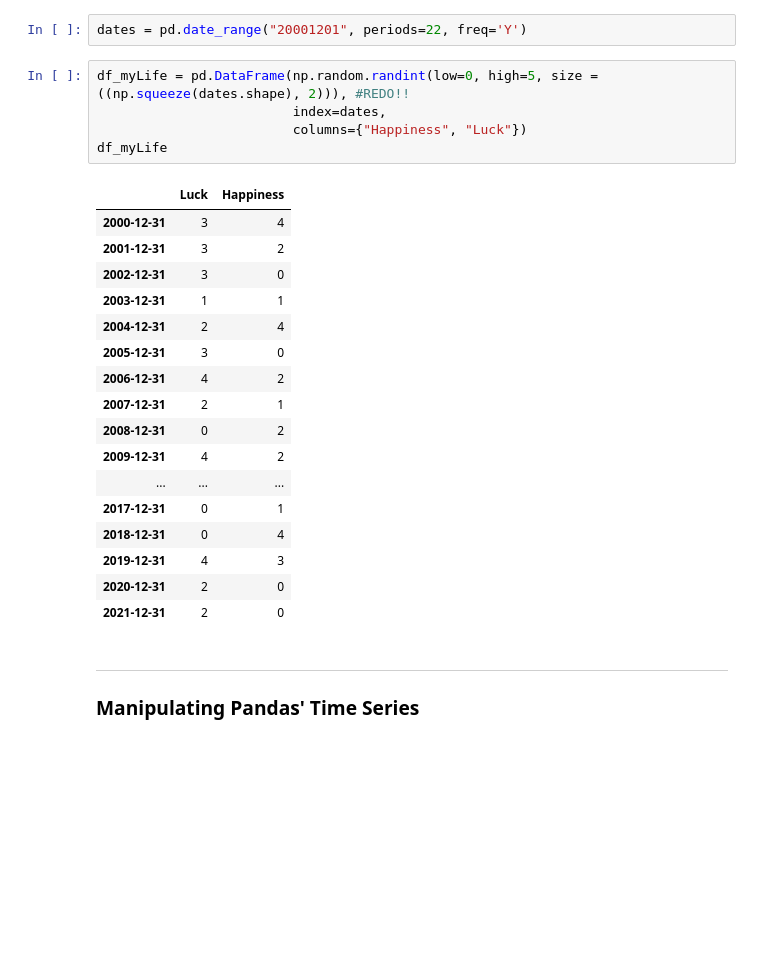
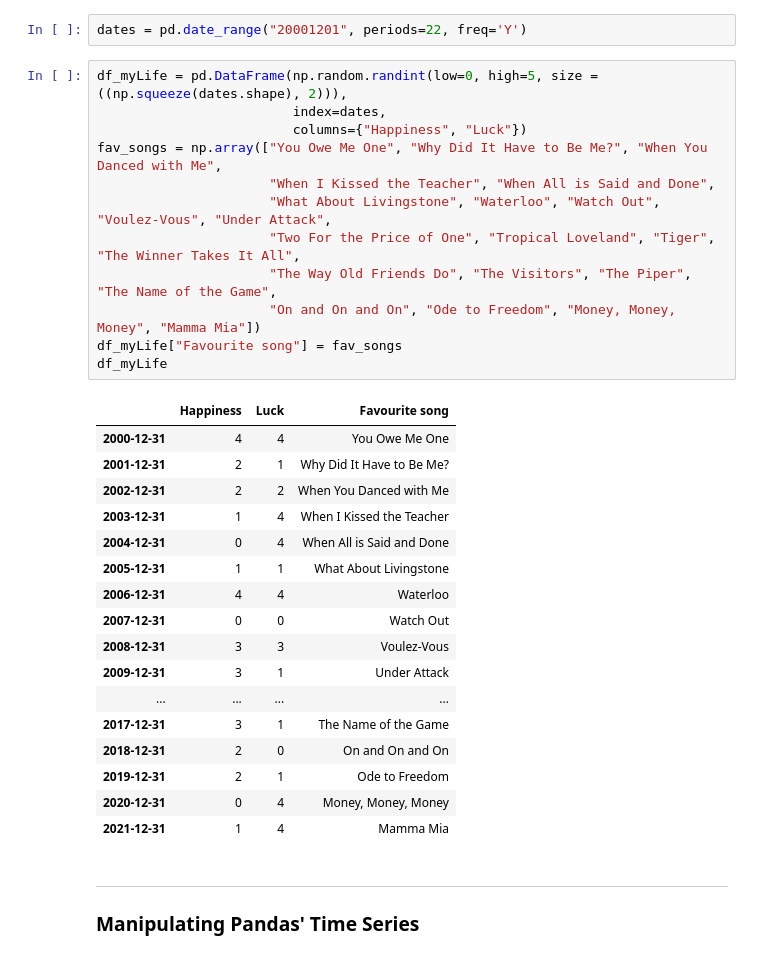
Before and after one commit to baramX3/PSY_submissions, a Jupyter notebook: tutorial_notebooks/tutorial020-Pandas-Advanced-TimeSeries.ipynb, the cells around one changed output. Cells and saved outputs as stored; diff of their text form; blank space fills up the shorter version.

```diff
--- a/tutorial_notebooks/tutorial020-Pandas-Advanced-TimeSeries.ipynb
+++ b/tutorial_notebooks/tutorial020-Pandas-Advanced-TimeSeries.ipynb
@@ -401,28 +401,35 @@ $\color{blue}{\text{Complete the following exercise.}}$
 # %%
 dates = pd.date_range("20001201", periods=22, freq='Y')
 # %%
-df_myLife = pd.DataFrame(np.random.randint(low=0, high=5, size = ((np.squeeze(dates.shape), 2))), #REDO!!
+df_myLife = pd.DataFrame(np.random.randint(low=0, high=5, size = ((np.squeeze(dates.shape), 2))),
                          index=dates,
                          columns={"Happiness", "Luck"})
+fav_songs = np.array(["You Owe Me One", "Why Did It Have to Be Me?", "When You Danced with Me",
+                      "When I Kissed the Teacher", "When All is Said and Done",
+                      "What About Livingstone", "Waterloo", "Watch Out", "Voulez-Vous", "Under Attack",
+                      "Two For the Price of One", "Tropical Loveland", "Tiger", "The Winner Takes It All",
+                      "The Way Old Friends Do", "The Visitors", "The Piper", "The Name of the Game",
+                      "On and On and On", "Ode to Freedom", "Money, Money, Money", "Mamma Mia"])
+df_myLife["Favourite song"] = fav_songs
 df_myLife
 # %% [output]
-|  | Luck | Happiness |
-| 2000-12-31 | 3 | 4 |
-| 2001-12-31 | 3 | 2 |
-| 2002-12-31 | 3 | 0 |
-| 2003-12-31 | 1 | 1 |
-| 2004-12-31 | 2 | 4 |
-| 2005-12-31 | 3 | 0 |
-| 2006-12-31 | 4 | 2 |
-| 2007-12-31 | 2 | 1 |
-| 2008-12-31 | 0 | 2 |
-| 2009-12-31 | 4 | 2 |
-| ... | ... | ... |
-| 2017-12-31 | 0 | 1 |
-| 2018-12-31 | 0 | 4 |
-| 2019-12-31 | 4 | 3 |
-| 2020-12-31 | 2 | 0 |
-| 2021-12-31 | 2 | 0 |
+|  | Happiness | Luck | Favourite song |
+| 2000-12-31 | 4 | 4 | You Owe Me One |
+| 2001-12-31 | 2 | 1 | Why Did It Have to Be Me? |
+| 2002-12-31 | 2 | 2 | When You Danced with Me |
+| 2003-12-31 | 1 | 4 | When I Kissed the Teacher |
+| 2004-12-31 | 0 | 4 | When All is Said and Done |
+| 2005-12-31 | 1 | 1 | What About Livingstone |
+| 2006-12-31 | 4 | 4 | Waterloo |
+| 2007-12-31 | 0 | 0 | Watch Out |
+| 2008-12-31 | 3 | 3 | Voulez-Vous |
+| 2009-12-31 | 3 | 1 | Under Attack |
+| ... | ... | ... | ... |
+| 2017-12-31 | 3 | 1 | The Name of the Game |
+| 2018-12-31 | 2 | 0 | On and On and On |
+| 2019-12-31 | 2 | 1 | Ode to Freedom |
+| 2020-12-31 | 0 | 4 | Money, Money, Money |
+| 2021-12-31 | 1 | 4 | Mamma Mia |
 # %% [markdown]
 ---
 
```
Also changed, not shown: parts of 1 cell of this notebook.
